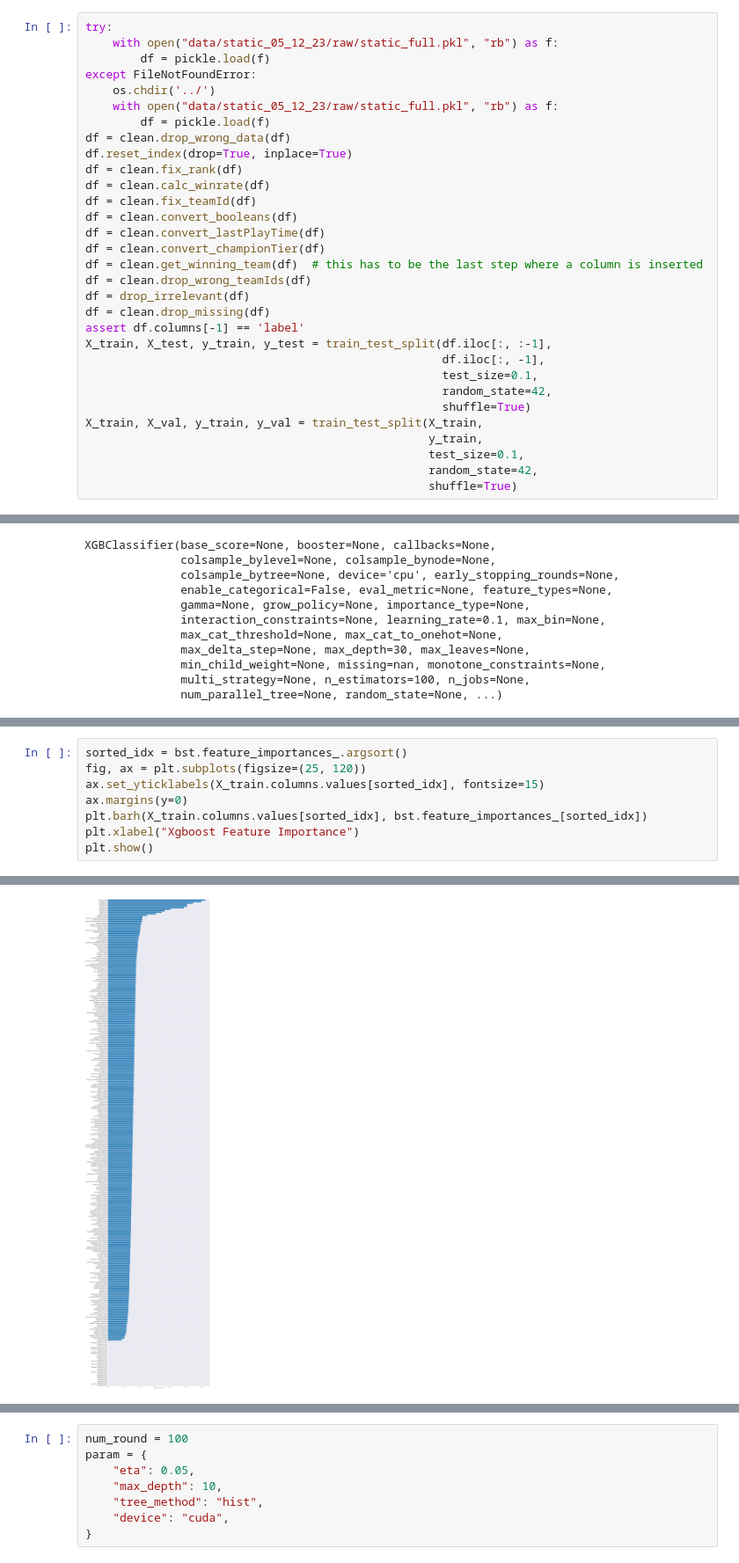
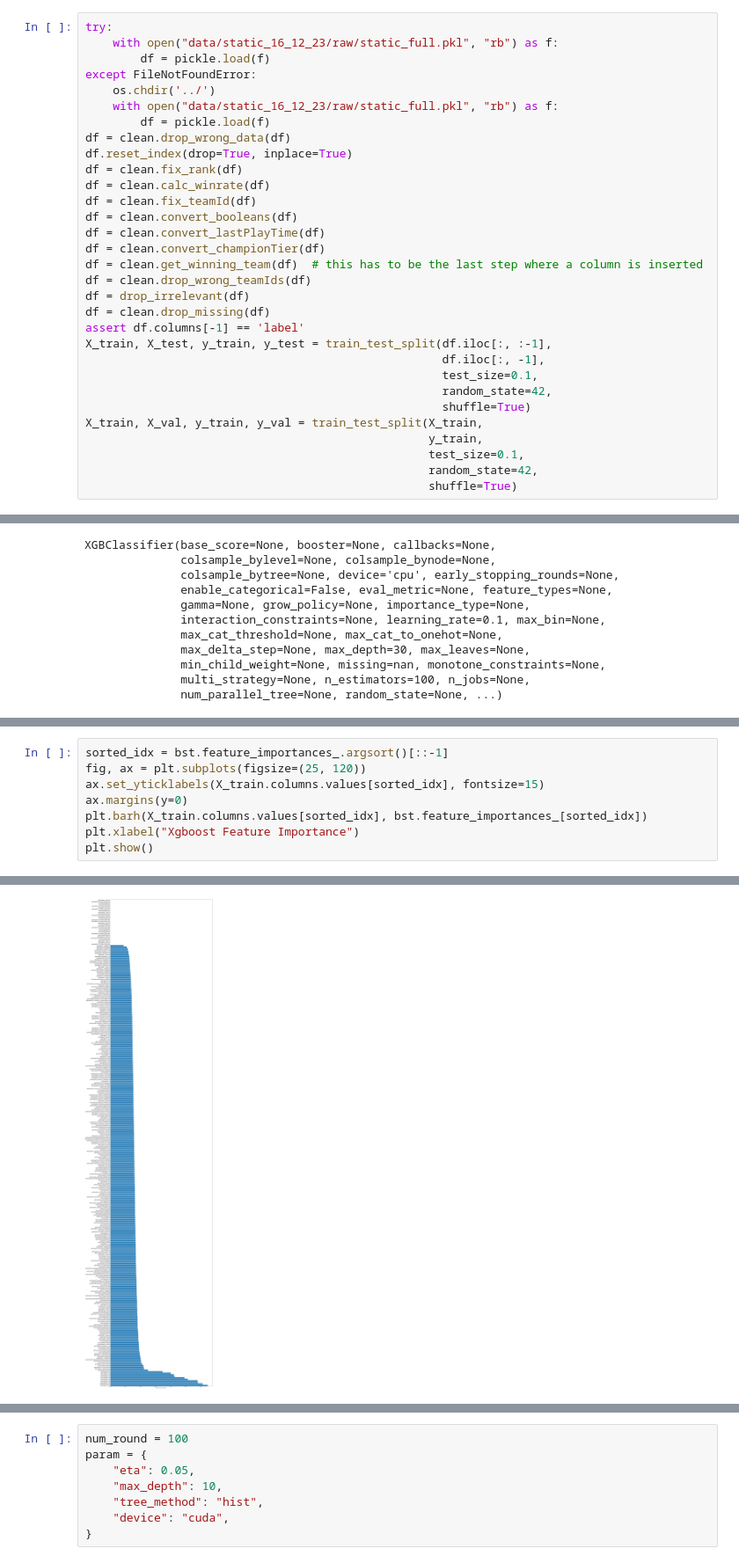
Before and after one commit to MoritzPalm/LeagueOfLegendsWinPrediction, a Jupyter notebook: Exploration/FeatureSelection.ipynb, the cells around one changed output, grey strips where cells are left out. Shown at 88% size. Cells and saved outputs as stored; diff of their text form.

```diff
--- a/Exploration/FeatureSelection.ipynb
+++ b/Exploration/FeatureSelection.ipynb
@@ -30,11 +30,11 @@ def drop_irrelevant(df: pd.DataFrame) -> pd.DataFrame:
     return df_new
 # %%
 try:
-    with open("data/static_05_12_23/raw/static_full.pkl", "rb") as f:
+    with open("data/static_16_12_23/raw/static_full.pkl", "rb") as f:
         df = pickle.load(f)
 except FileNotFoundError:
     os.chdir('../')
-    with open("data/static_05_12_23/raw/static_full.pkl", "rb") as f:
+    with open("data/static_16_12_23/raw/static_full.pkl", "rb") as f:
         df = pickle.load(f)
 df = clean.drop_wrong_data(df)
 df.reset_index(drop=True, inplace=True)
@@ -295,15 +307,15 @@ array([0.        , 0.        , 0.        , 0.        , 0.        ,
       dtype=float32)
 # %%
-sorted_idx = bst.feature_importances_.argsort()
+sorted_idx = bst.feature_importances_.argsort()[::-1]
 fig, ax = plt.subplots(figsize=(25, 120))
 ax.set_yticklabels(X_train.columns.values[sorted_idx], fontsize=15)
 ax.margins(y=0)
 plt.barh(X_train.columns.values[sorted_idx], bst.feature_importances_[sorted_idx])
 plt.xlabel("Xgboost Feature Importance")
 plt.show()
 # %% [output]
 FixedFormatter should only be used together with FixedLocator
-[figure, old version]
+[figure, new version]
 # %%
 X_train.columns.values[sorted_idx].tolist()[0:20]
 # %% [output]
```
Also changed, not shown: parts of 15 cells of this notebook, 16 other files.
